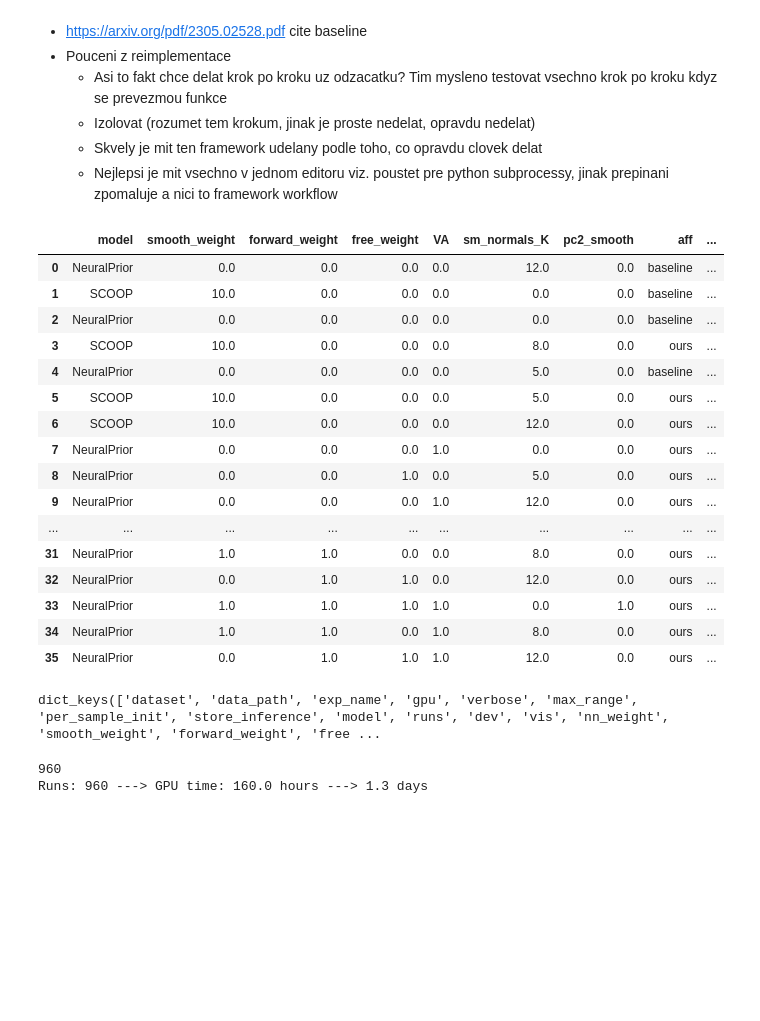
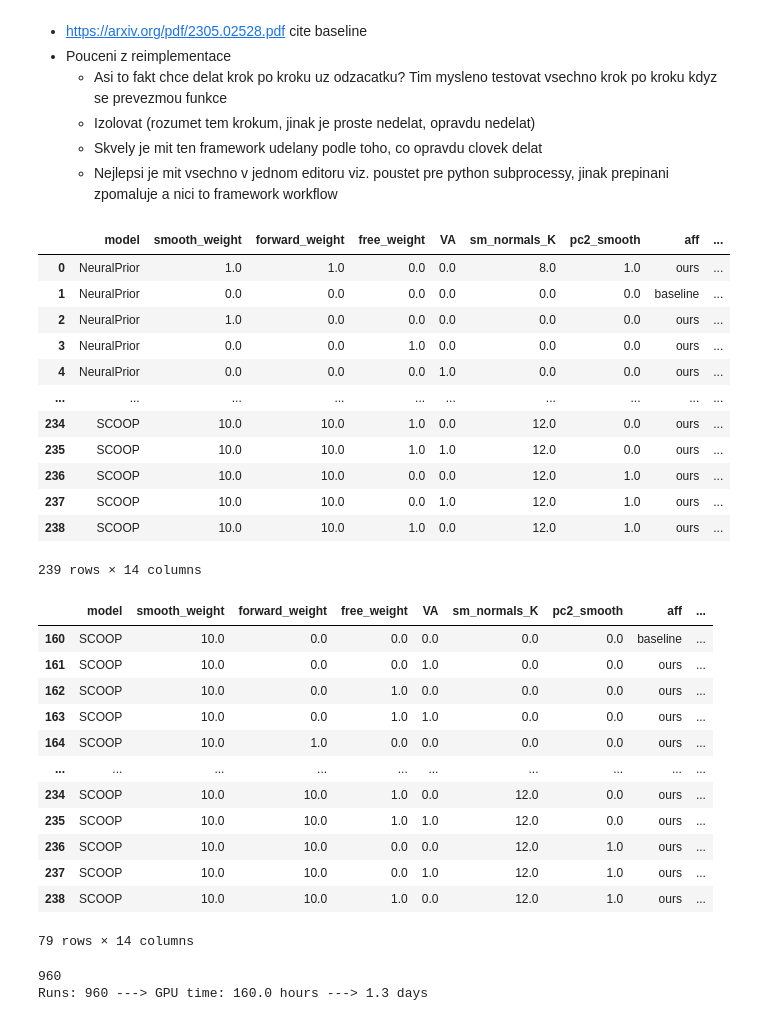
Before and after one commit to vacany/sac-flow, a Jupyter notebook: notebooks/experiments.ipynb, the cells around one changed output. Cells and saved outputs as stored; diff of their text form; code cells hidden in the pictures; blank space fills up the shorter version.

```diff
--- a/notebooks/experiments.ipynb
+++ b/notebooks/experiments.ipynb
@@ -69,7 +60,7 @@ import os
 import matplotlib.pyplot as plt
 from data.PATHS import TMP_VIS_PATH
 
-exp_name = "dev"
+exp_name = "grid_search"
 exp_dir = f'{os.path.expanduser("~")}/experiments/{exp_name}'
 runs = sorted(glob.glob(f'{exp_dir}/*'))
 
@@ -77,8 +68,10 @@ runs = sorted(glob.glob(f'{exp_dir}/*'))
 
 metric_all = []
 fig, axes = plt.subplots(1, 2)#, figsize=(10, 5))
+
 # plt.close()
 # plt.clf()
+
 
 for run in runs:
 
@@ -118,13 +111,16 @@ for run in runs:
         else:
             aff = 'ours'
 
+    # if aff == 'baseline':
+    #     continue
+
     del args['affiliation']
     args['aff'] = aff
     model_marker = '*' if args['model'] == 'NeuralPrior' else 'o'
     color_marker = 'g' if aff == 'ours' else 'b'
 
 
-    axes[0].plot(avg_solver_time, epe, color_marker + model_marker, markersize=10, label=args['model'])
+    axes[0].plot(avg_solver_time, epe, color_marker + model_marker, markersize=4, label=args['model'])
 
 
     full_dict = {**args, **metric}
@@ -132,53 +128,65 @@ for run in runs:
     name_metrics = ['EPE3D', 'acc3d_strict', 'acc3d_relax', 'angle_error', 'outlier']
     interest_dict = {k:v for k,v in full_dict.items() if k in ['aff', 'avg_solver_time', 'model', 'EPE3D'] + name_weight_list + name_metrics}
 
     # metric_all.append(full_dict)
     metric_all.append(interest_dict)
 
 axes[0].legend(['NeuralPrior', 'SCOOP'])
 
 df = pd.DataFrame(metric_all)
 
 
 
 axes[0].set_xlabel('Average Solver Time Per Frame [s]')
 axes[0].set_ylabel('EPE [m]')
 
 axes[0].set_title('Performance on KITTI-SF')
 axes[0].legend(['baseline', 'ours'])
 axes[0].grid(True)
 
 
 #create pandas DataFrame
 
 #create table
 # table = plt.table(cellText=df.values, colLabels=df.columns, loc='center')
 plt.savefig(f'{TMP_VIS_PATH}/kittisf.png')
 plt.close()
 
 df
+# standard deviation?
 # %% [output]
 |  | model | smooth_weight | forward_weight | free_weight | VA | sm_normals_K | pc2_smooth | aff | ... |
-| 0 | NeuralPrior | 0.0 | 0.0 | 0.0 | 0.0 | 12.0 | 0.0 | baseline | ... |
-| 1 | SCOOP | 10.0 | 0.0 | 0.0 | 0.0 | 0.0 | 0.0 | baseline | ... |
-| 2 | NeuralPrior | 0.0 | 0.0 | 0.0 | 0.0 | 0.0 | 0.0 | baseline | ... |
-| 3 | SCOOP | 10.0 | 0.0 | 0.0 | 0.0 | 8.0 | 0.0 | ours | ... |
-| 4 | NeuralPrior | 0.0 | 0.0 | 0.0 | 0.0 | 5.0 | 0.0 | baseline | ... |
-| 5 | SCOOP | 10.0 | 0.0 | 0.0 | 0.0 | 5.0 | 0.0 | ours | ... |
-| 6 | SCOOP | 10.0 | 0.0 | 0.0 | 0.0 | 12.0 | 0.0 | ours | ... |
-| 7 | NeuralPrior | 0.0 | 0.0 | 0.0 | 1.0 | 0.0 | 0.0 | ours | ... |
-| 8 | NeuralPrior | 0.0 | 0.0 | 1.0 | 0.0 | 5.0 | 0.0 | ours | ... |
-| 9 | NeuralPrior | 0.0 | 0.0 | 0.0 | 1.0 | 12.0 | 0.0 | ours | ... |
+| 0 | NeuralPrior | 1.0 | 1.0 | 0.0 | 0.0 | 8.0 | 1.0 | ours | ... |
+| 1 | NeuralPrior | 0.0 | 0.0 | 0.0 | 0.0 | 0.0 | 0.0 | baseline | ... |
+| 2 | NeuralPrior | 1.0 | 0.0 | 0.0 | 0.0 | 0.0 | 0.0 | ours | ... |
+| 3 | NeuralPrior | 0.0 | 0.0 | 1.0 | 0.0 | 0.0 | 0.0 | ours | ... |
+| 4 | NeuralPrior | 0.0 | 0.0 | 0.0 | 1.0 | 0.0 | 0.0 | ours | ... |
 | ... | ... | ... | ... | ... | ... | ... | ... | ... | ... |
-| 31 | NeuralPrior | 1.0 | 1.0 | 0.0 | 0.0 | 8.0 | 0.0 | ours | ... |
-| 32 | NeuralPrior | 0.0 | 1.0 | 1.0 | 0.0 | 12.0 | 0.0 | ours | ... |
-| 33 | NeuralPrior | 1.0 | 1.0 | 1.0 | 1.0 | 0.0 | 1.0 | ours | ... |
-| 34 | NeuralPrior | 1.0 | 1.0 | 0.0 | 1.0 | 8.0 | 0.0 | ours | ... |
-| 35 | NeuralPrior | 0.0 | 1.0 | 1.0 | 1.0 | 12.0 | 0.0 | ours | ... |
+| 234 | SCOOP | 10.0 | 10.0 | 1.0 | 0.0 | 12.0 | 0.0 | ours | ... |
+| 235 | SCOOP | 10.0 | 10.0 | 1.0 | 1.0 | 12.0 | 0.0 | ours | ... |
+| 236 | SCOOP | 10.0 | 10.0 | 0.0 | 0.0 | 12.0 | 1.0 | ours | ... |
+| 237 | SCOOP | 10.0 | 10.0 | 0.0 | 1.0 | 12.0 | 1.0 | ours | ... |
+| 238 | SCOOP | 10.0 | 10.0 | 1.0 | 0.0 | 12.0 | 1.0 | ours | ... |
+239 rows × 14 columns
-# %%
-full_dict.keys()
-# %% [output]
-dict_keys(['dataset', 'data_path', 'exp_name', 'gpu', 'verbose', 'max_range', 'per_sample_init', 'store_inference', 'model', 'runs', 'dev', 'vis', 'nn_weight', 'smooth_weight', 'forward_weight', 'free ...
+# %%
+# for each of the datasets
+# when specific loss is used, plot everything
+# maybe add even rest of the metrics
+df.loc[df['model'] == 'SCOOP']
+# %% [output]
+|  | model | smooth_weight | forward_weight | free_weight | VA | sm_normals_K | pc2_smooth | aff | ... |
+| 160 | SCOOP | 10.0 | 0.0 | 0.0 | 0.0 | 0.0 | 0.0 | baseline | ... |
+| 161 | SCOOP | 10.0 | 0.0 | 0.0 | 1.0 | 0.0 | 0.0 | ours | ... |
+| 162 | SCOOP | 10.0 | 0.0 | 1.0 | 0.0 | 0.0 | 0.0 | ours | ... |
+| 163 | SCOOP | 10.0 | 0.0 | 1.0 | 1.0 | 0.0 | 0.0 | ours | ... |
+| 164 | SCOOP | 10.0 | 1.0 | 0.0 | 0.0 | 0.0 | 0.0 | ours | ... |
+| ... | ... | ... | ... | ... | ... | ... | ... | ... | ... |
+| 234 | SCOOP | 10.0 | 10.0 | 1.0 | 0.0 | 12.0 | 0.0 | ours | ... |
+| 235 | SCOOP | 10.0 | 10.0 | 1.0 | 1.0 | 12.0 | 0.0 | ours | ... |
+| 236 | SCOOP | 10.0 | 10.0 | 0.0 | 0.0 | 12.0 | 1.0 | ours | ... |
+| 237 | SCOOP | 10.0 | 10.0 | 0.0 | 1.0 | 12.0 | 1.0 | ours | ... |
+| 238 | SCOOP | 10.0 | 10.0 | 1.0 | 0.0 | 12.0 | 1.0 | ours | ... |
+79 rows × 14 columns
 # %%
 import itertools
 import pandas as pd
```
Also changed, not shown: parts of 2 cells of this notebook, 11 other files.
